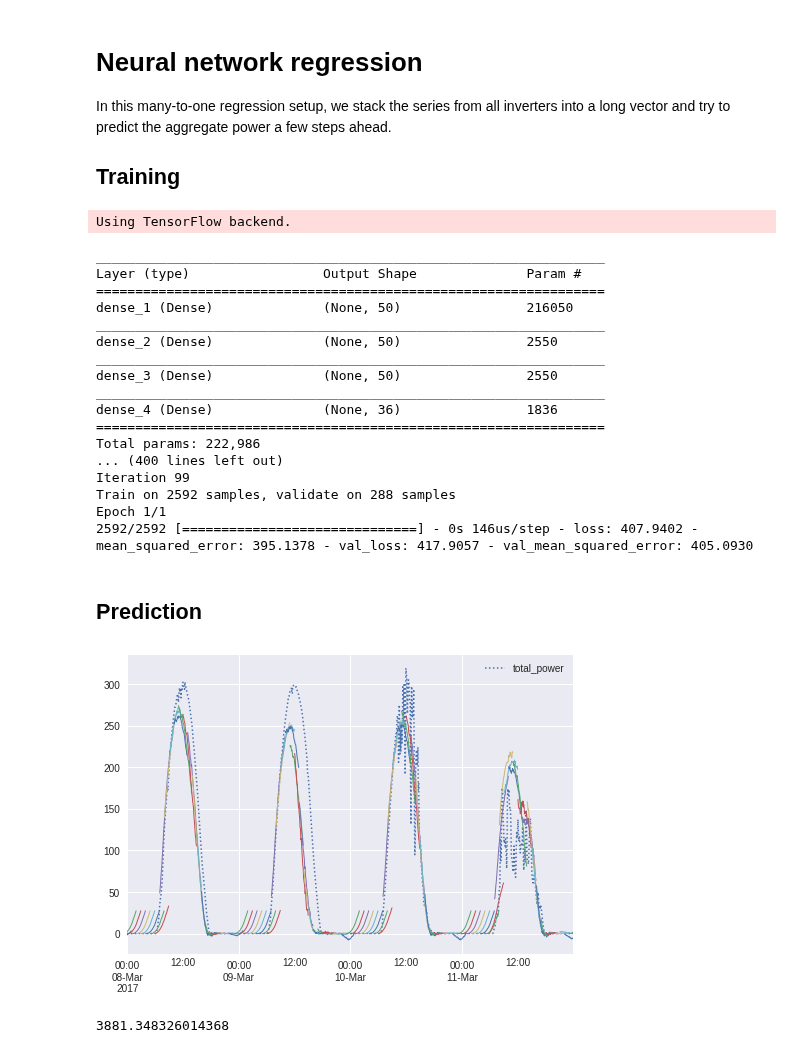
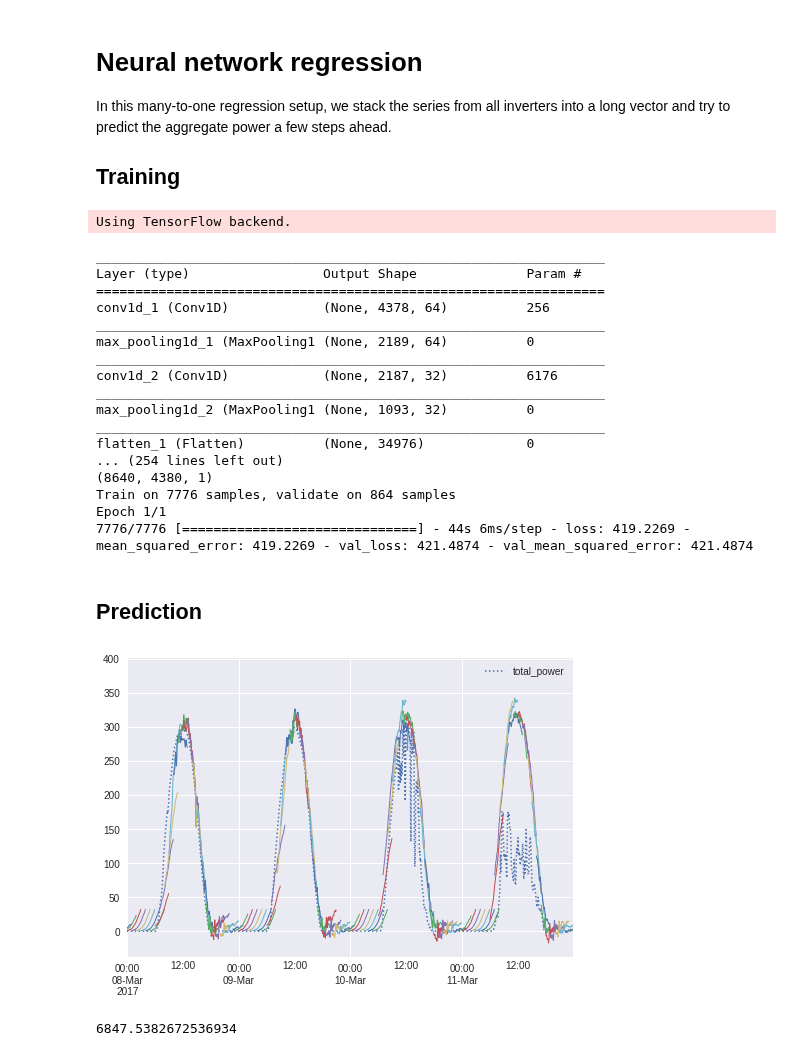
Before and after one commit to bmeyers/SolarForecasting, a Jupyter notebook: Neural_net_regression.ipynb, the cells around one changed output. Drawn from its saved outputs; the diff is of its cells as text; code cells hidden in the pictures.

```diff
--- a/Neural_net_regression.ipynb
+++ b/Neural_net_regression.ipynb
@@ -11,10 +11,10 @@ from core.neural_net_forecaster import NeuralNetForecaster
 
 df = pd.read_pickle('data/master_dataset.pkl').fillna(0)
 
-dftrain = make_small_train(df, 'mixed')
+dftrain = make_small_train(df, 'combined')
 dfdev = make_small_dev(df)
 
-problem = NeuralNetForecaster(dftrain, dfdev, arch='dense', nepochs=100)
+problem = NeuralNetForecaster(dftrain, dfdev, arch='conv', nepochs=50)
 
 problem.make_forecasts()
 # %% [output]
@@ -22,42 +22,41 @@ Using TensorFlow backend.
 _________________________________________________________________
 Layer (type)                 Output Shape              Param #
 =================================================================
-dense_1 (Dense)              (None, 50)                216050
+conv1d_1 (Conv1D)            (None, 4378, 64)          256
 _________________________________________________________________
-dense_2 (Dense)              (None, 50)                2550
+max_pooling1d_1 (MaxPooling1 (None, 2189, 64)          0
 _________________________________________________________________
-dense_3 (Dense)              (None, 50)                2550
+conv1d_2 (Conv1D)            (None, 2187, 32)          6176
 _________________________________________________________________
-dense_4 (Dense)              (None, 36)                1836
-=================================================================
-Total params: 222,986
-... (400 lines left out)
-Iteration 99
-Train on 2592 samples, validate on 288 samples
+max_pooling1d_2 (MaxPooling1 (None, 1093, 32)          0
+_________________________________________________________________
+flatten_1 (Flatten)          (None, 34976)             0
+... (254 lines left out)
+(8640, 4380, 1)
+Train on 7776 samples, validate on 864 samples
 Epoch 1/1
-2592/2592 [==============================] - 0s 146us/step - loss: 407.9402 - mean_squared_error: 395.1378 - val_loss: 417.9057 - val_mean_squared_error: 405.0930
+7776/7776 [==============================] - 44s 6ms/step - loss: 419.2269 - mean_squared_error: 419.2269 - val_loss: 421.4874 - val_mean_squared_error: 421.4874
 # %% [markdown]
 ## Prediction
 # %%
 %matplotlib inline
 import matplotlib.pyplot as plt
 import seaborn as sns
 
 problem.plot_test()
 
 ax = plt.gca()
 lim = ax.get_xlim()
-1
 chunk = (lim[1] - lim[0])/8.
 start = lim[0] + 2*chunk
 end = lim[0] + 6*chunk
 
 ax.set_xlim(start, end)
 
 plt.show()
 # %% [output]
-[figure, old version]
+[figure, new version]
 # %%
 problem.calc_mse()
 # %% [output]
-3881.348326014368
+6847.5382672536934
```
Also changed, not shown: 1 other file.
